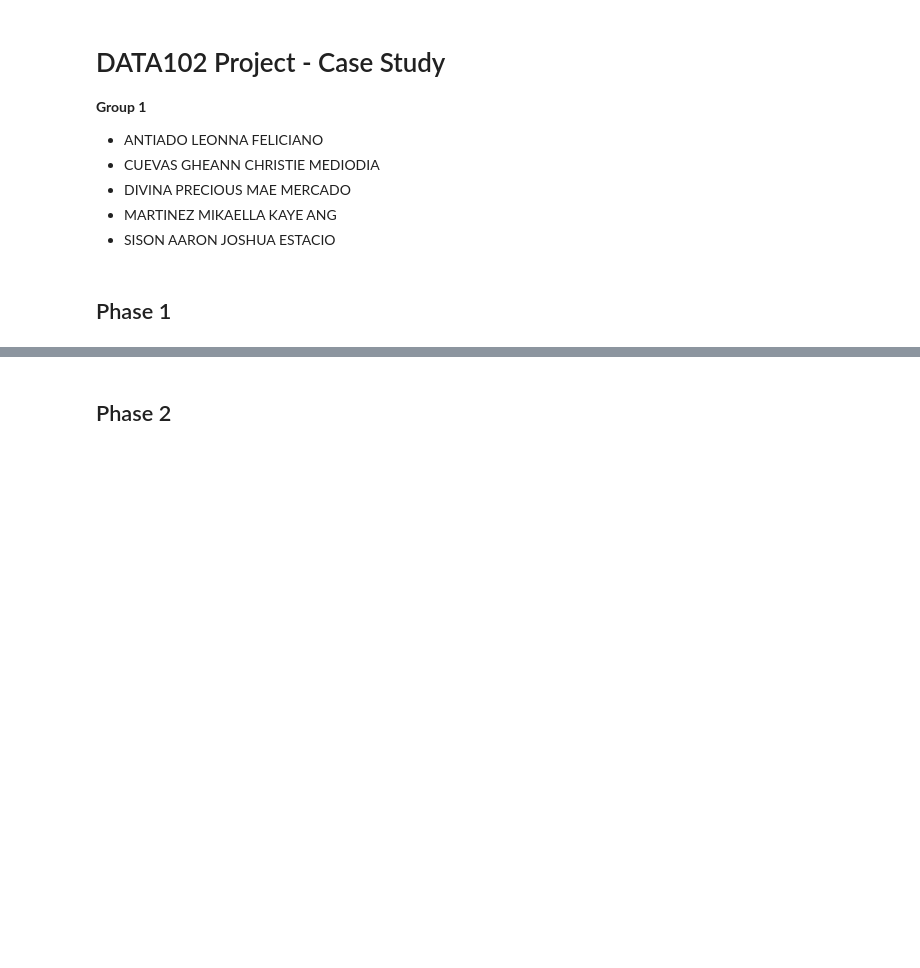
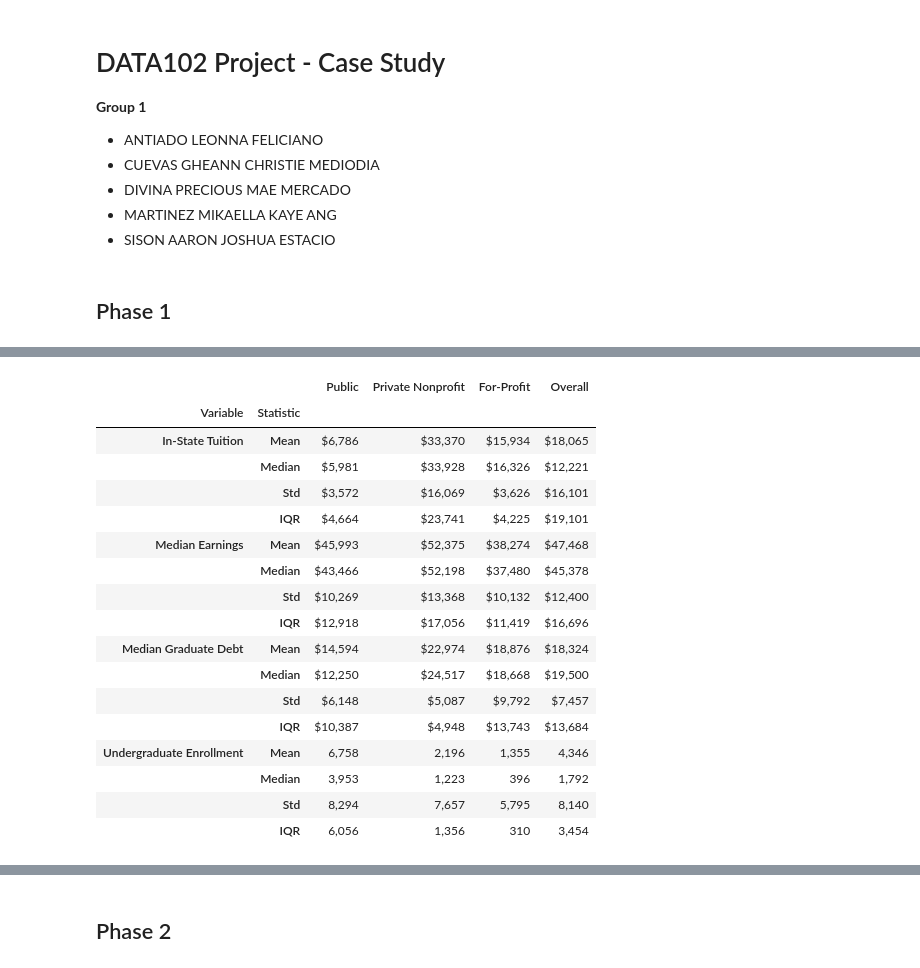
Before and after one commit to sakudiff/Data-102-MC01, a Jupyter notebook: DATA102_Project_Group1.ipynb, the cells around one changed output, grey strips where cells are left out. Cells and saved outputs as stored; diff of their text form; code cells hidden in the pictures; blank space fills up the shorter version.

```diff
--- a/DATA102_Project_Group1.ipynb
+++ b/DATA102_Project_Group1.ipynb
@@ -128,0 +199,80 @@ display(desc_stats.round(2))
+# %%
+# DESCRIPTIVE STATISTICS
+# Panel A: CONTROL counts and percentages
+control_counts = df_cleaned['CONTROL_LABEL'].value_counts()
+control_pct = df_cleaned['CONTROL_LABEL'].value_counts(normalize=True).sort_index() * 100
+
+panel_a = pd.DataFrame({
+    'Count': control_counts,
+    'Percent': control_pct.round(1).astype(str) + '%'
+})
+panel_a.index.name = 'CONTROL_LABEL'
+
+print("PANEL A: Institution Counts by Control Type")
+display(panel_a)
+print(f"\nTotal institutions: {len(df_cleaned)}")
+
+# Panel B: Multi-index table — 4 variables x 4 statistics, split by CONTROL + Overall
+summary_vars = ['TUITIONFEE_IN', 'MD_EARN_WNE_P10', 'GRAD_DEBT_MDN', 'UGDS']
+var_labels = {
+    'TUITIONFEE_IN': 'In-State Tuition',
+    'MD_EARN_WNE_P10': 'Median Earnings',
+    'GRAD_DEBT_MDN': 'Median Graduate Debt',
+    'UGDS': 'Undergraduate Enrollment'
+}
+
+# Build per-group statistics
+groups = ['Public', 'Private Nonprofit', 'For-Profit']
+stat_funcs = {
+    'Mean': 'mean',
+    'Median': 'median',
+    'Std': 'std',
+    'IQR': lambda x: x.quantile(0.75) - x.quantile(0.25)
+}
+
+panel_b_data = {}
+for var in summary_vars:
+    panel_b_data[var] = {}
+    for stat_name, stat_fn in stat_funcs.items():
+        row = {}
+        for grp in groups:
+            subset = df_cleaned[df_cleaned['CONTROL_LABEL'] == grp][var]
+            row[grp] = subset.agg(stat_fn)
+        # Overall
+        row['Overall'] = df_cleaned[var].agg(stat_fn)
+        panel_b_data[var][stat_name] = row
+
+# Format as multi-index DataFrame
+rows = []
+for var in summary_vars:
+    for stat_name in stat_funcs.keys():
+        row_data = panel_b_data[var][stat_name]
+        rows.append({
+            'Variable': var_labels[var],
+            'Statistic': stat_name,
+            **row_data
+        })
+
+panel_b = pd.DataFrame(rows).set_index(['Variable', 'Statistic'])
+
+# Build display copy with formatted strings (pandas 3.x forbids mixed dtypes in-place)
+panel_b_display = panel_b.copy().astype(object)
+dollar_vars = ['In-State Tuition', 'Median Earnings', 'Median Graduate Debt']
+for var_label in dollar_vars:
+    for stat in stat_funcs.keys():
+        for col in groups + ['Overall']:
+            if (var_label, stat) in panel_b_display.index:
+                val = panel_b_display.loc[(var_label, stat), col]
+                if pd.notna(val):
+                    panel_b_display.loc[(var_label, stat), col] = f"${val:,.0f}"
+
+for stat in stat_funcs.keys():
+    for col in groups + ['Overall']:
+        if ('Undergraduate Enrollment', stat) in panel_b_display.index:
+            val = panel_b_display.loc[('Undergraduate Enrollment', stat), col]
+            if pd.notna(val):
+                panel_b_display.loc[('Undergraduate Enrollment', stat), col] = f"{float(val):,.0f}"
+
+print("\nPANEL B: Descriptive Statistics by Control Type")
+display(panel_b_display)
+# %% [output]
@@ -128,0 +288,18 @@ display(desc_stats.round(2))
+|  |  | Public | Private Nonprofit | For-Profit | Overall |
+| Variable | Statistic |  |  |  |  |
+| In-State Tuition | Mean | $6,786 | $33,370 | $15,934 | $18,065 |
+|  | Median | $5,981 | $33,928 | $16,326 | $12,221 |
+|  | Std | $3,572 | $16,069 | $3,626 | $16,101 |
+|  | IQR | $4,664 | $23,741 | $4,225 | $19,101 |
+| Median Earnings | Mean | $45,993 | $52,375 | $38,274 | $47,468 |
+|  | Median | $43,466 | $52,198 | $37,480 | $45,378 |
+|  | Std | $10,269 | $13,368 | $10,132 | $12,400 |
+|  | IQR | $12,918 | $17,056 | $11,419 | $16,696 |
+| Median Graduate Debt | Mean | $14,594 | $22,974 | $18,876 | $18,324 |
+|  | Median | $12,250 | $24,517 | $18,668 | $19,500 |
+|  | Std | $6,148 | $5,087 | $9,792 | $7,457 |
+|  | IQR | $10,387 | $4,948 | $13,743 | $13,684 |
+| Undergraduate Enrollment | Mean | 6,758 | 2,196 | 1,355 | 4,346 |
+|  | Median | 3,953 | 1,223 | 396 | 1,792 |
+|  | Std | 8,294 | 7,657 | 5,795 | 8,140 |
+|  | IQR | 6,056 | 1,356 | 310 | 3,454 |
```
Also changed, not shown: parts of 22 cells of this notebook.
